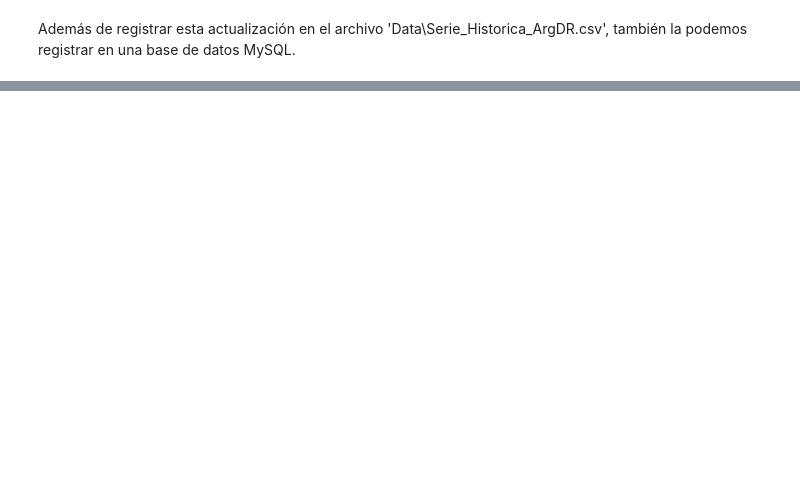
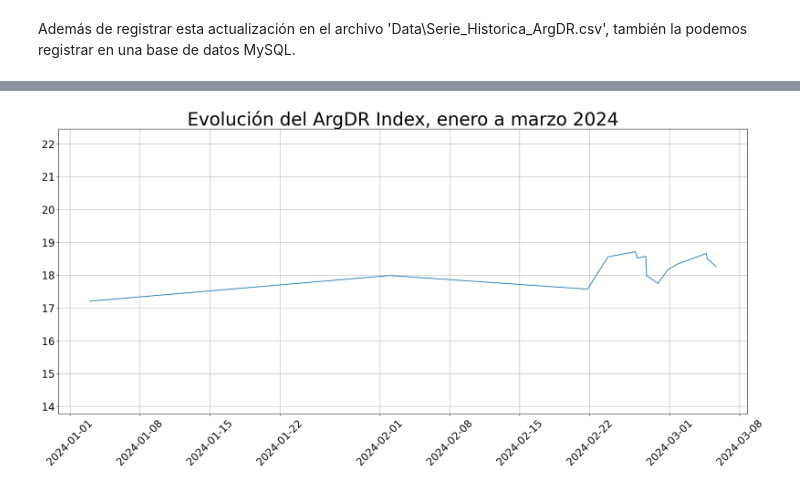
Before and after one commit to andres-fern/argdr, a Jupyter notebook: ArgDR_index.ipynb, the cells around one changed output, grey strips where cells are left out. Saved outputs shown, nothing was run; the diff lists cells and outputs as text; code cells hidden in the pictures; blank space fills up the shorter version.

```diff
--- a/ArgDR_index.ipynb
+++ b/ArgDR_index.ipynb
@@ -320,7 +323,8 @@ cnx = sql.connect(user = 'root', password = '', host = 'localhost', database = '
 cursor = cnx.cursor()
 cursor.execute('SELECT * FROM argdr_seriehistorica')
 result = cursor.fetchall()
+result = pd.DataFrame(result)
 cursor.close()
 cnx.close()
-print(pd.DataFrame(result))
+print(result)
 # %% [output]
@@ -334,0 +347,20 @@ print(pd.DataFrame(result))
+# %%
+from matplotlib import pyplot as plt
+
+print(result[0])
+
+dates = result[0]
+values = result[1]
+
+print(type(dates))
+
+
+plt.figure(figsize=(24,10))
+plt.plot(dates.loc[::], values.loc[::])
+plt.title('Evolución del ArgDR Index, enero a marzo 2024', fontsize = 35)
+plt.yticks(fontsize = 20)
+plt.xticks(fontsize = 20, rotation = 45)
+plt.grid()
+plt.ylim(values.min() * 0.8 , values.max() * 1.2)
+plt.show()
+# %% [output]
@@ -334,0 +384 @@ print(pd.DataFrame(result))
+[figure, added]
```
Also changed, not shown: parts of 7 cells of this notebook.
